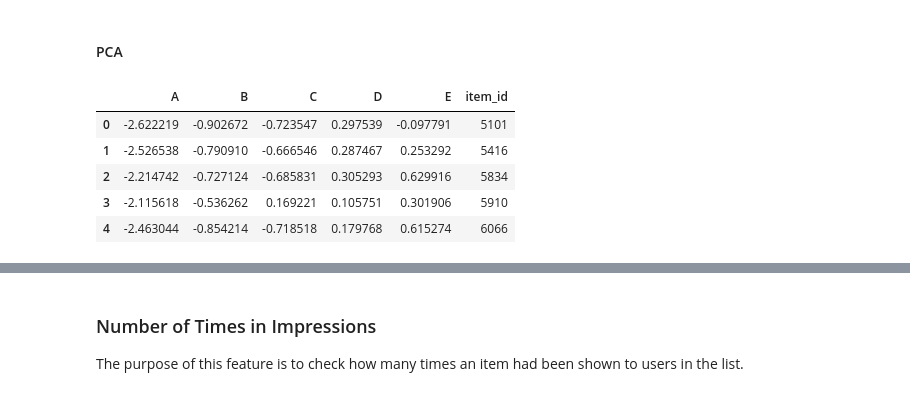
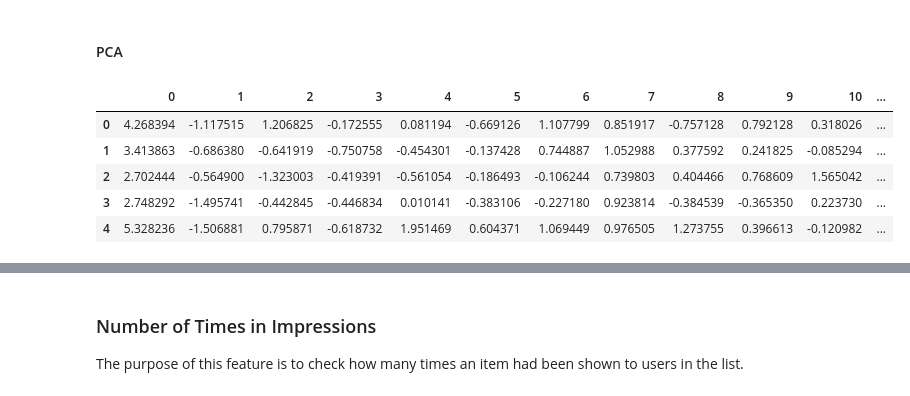
Before and after one commit to ZeyadSabbah/TrivagoRecommenderSystem, a Jupyter notebook: TrivagoFeatureEngineering.ipynb, the cells around one changed output, grey strips where cells are left out. Saved outputs shown, nothing was run; the diff lists cells and outputs as text; code cells hidden in the pictures.

```diff
--- a/TrivagoFeatureEngineering.ipynb
+++ b/TrivagoFeatureEngineering.ipynb
@@ -133,17 +141,15 @@ ClusterDF.to_csv('./Datasets/clean_data/ItemsPropertiesSimilarities.csv', index=
 # %% [markdown]
 #### PCA
 # %%
-pca = PCA(n_components=5)
+pca = PCA(0.7)
 X = properties_encodedDF.drop(columns='item_id')
 properties = pca.fit_transform(X)
-propertiesDF = pd.DataFrame(data = properties, columns=['A', 'B', 'C', 'D', 'E'])
-propertiesDF['item_id'] = properties_encodedDF.item_id.values.tolist()
-
+propertiesDF = pd.DataFrame(data = properties)
 propertiesDF.head()
 # %% [output]
-|  | A | B | C | D | E | item_id |
-| 0 | -2.622219 | -0.902672 | -0.723547 | 0.297539 | -0.097791 | 5101 |
-| 1 | -2.526538 | -0.790910 | -0.666546 | 0.287467 | 0.253292 | 5416 |
-| 2 | -2.214742 | -0.727124 | -0.685831 | 0.305293 | 0.629916 | 5834 |
-| 3 | -2.115618 | -0.536262 | 0.169221 | 0.105751 | 0.301906 | 5910 |
-| 4 | -2.463044 | -0.854214 | -0.718518 | 0.179768 | 0.615274 | 6066 |
+|  | 0 | 1 | 2 | 3 | 4 | 5 | 6 | 7 | 8 | 9 | 10 | ... |
+| 0 | 4.268394 | -1.117515 | 1.206825 | -0.172555 | 0.081194 | -0.669126 | 1.107799 | 0.851917 | -0.757128 | 0.792128 | 0.318026 | ... |
+| 1 | 3.413863 | -0.686380 | -0.641919 | -0.750758 | -0.454301 | -0.137428 | 0.744887 | 1.052988 | 0.377592 | 0.241825 | -0.085294 | ... |
+| 2 | 2.702444 | -0.564900 | -1.323003 | -0.419391 | -0.561054 | -0.186493 | -0.106244 | 0.739803 | 0.404466 | 0.768609 | 1.565042 | ... |
+| 3 | 2.748292 | -1.495741 | -0.442845 | -0.446834 | 0.010141 | -0.383106 | -0.227180 | 0.923814 | -0.384539 | -0.365350 | 0.223730 | ... |
+| 4 | 5.328236 | -1.506881 | 0.795871 | -0.618732 | 1.951469 | 0.604371 | 1.069449 | 0.976505 | 1.273755 | 0.396613 | -0.120982 | ... |
```
Also changed, not shown: parts of 5 cells of this notebook.
